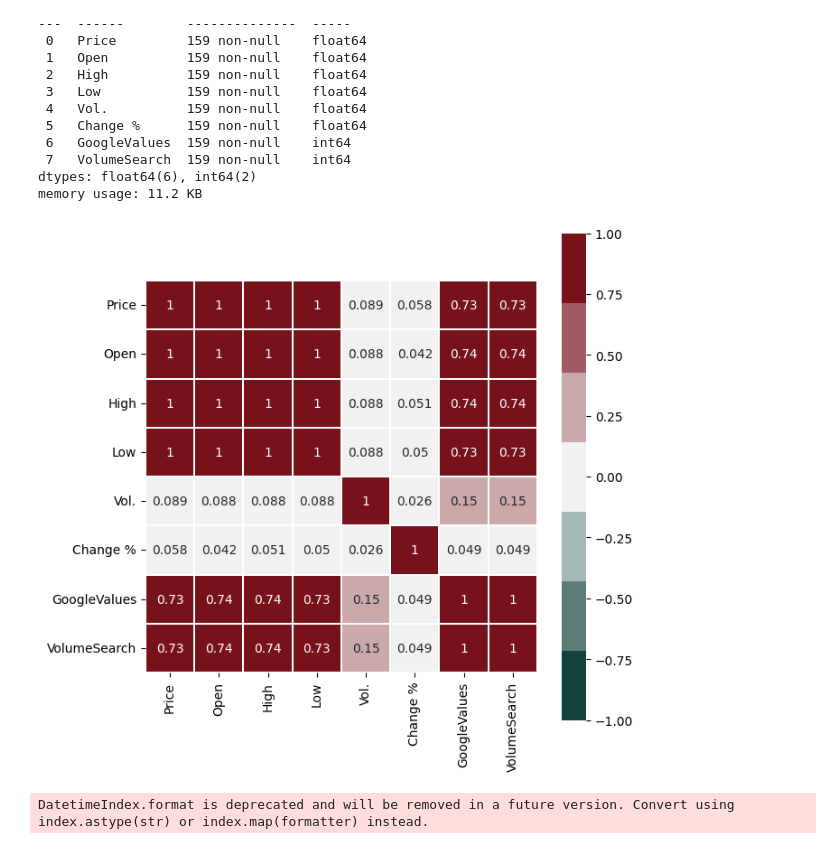
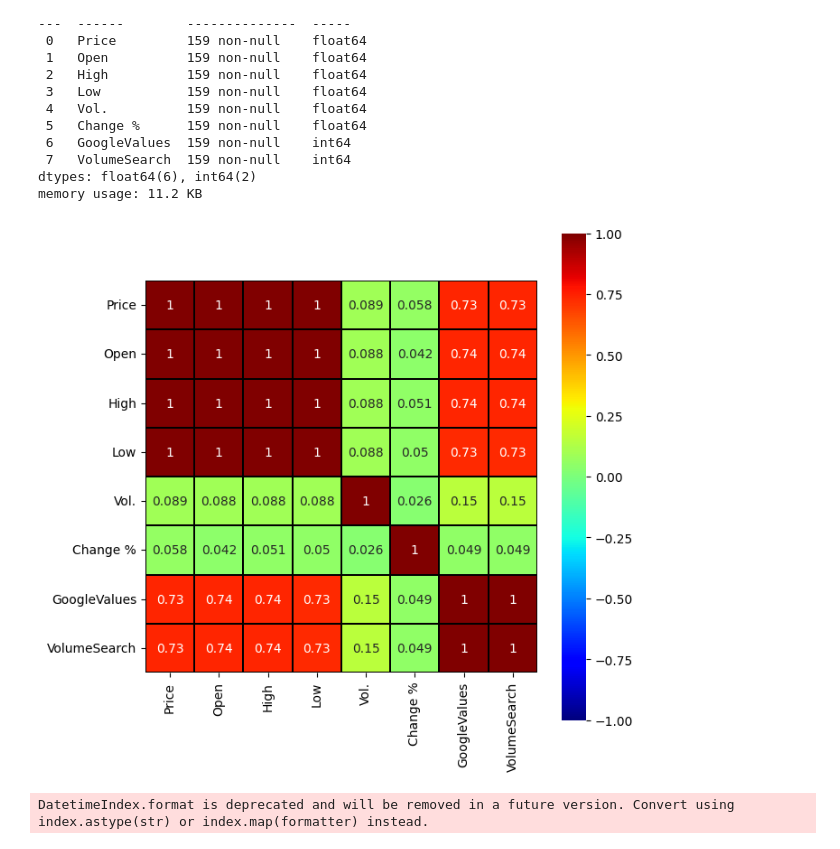
Before and after one commit to NicoUIcreator/btcData, a Jupyter notebook: notebooks/inicios.ipynb, the cells around one changed output. Saved outputs shown, nothing was run; the diff lists cells and outputs as text; code cells hidden in the pictures.

```diff
--- a/notebooks/inicios.ipynb
+++ b/notebooks/inicios.ipynb
@@ -370,14 +370,15 @@ memory usage: 11.2 KB
 # %%
 plt.figure(figsize=(7,7))
 sns.heatmap(mergeBtcGoogle.corr(),
             vmin=-1,
             vmax=1,
-            cmap=sns.diverging_palette(180, 10, s=85, l=25, n=7),
+            cmap='jet',
+            linecolor="black",
             square=True,
-            linewidths=.1,
+            linewidths=.3,
             annot=True);
 # %% [output]
-[figure, old version]
+[figure, new version]
 # %%
 mergeBtcGoogle.iplot()
 # %% [output]
```
Also changed, not shown: parts of 7 cells of this notebook, 20 other files.
